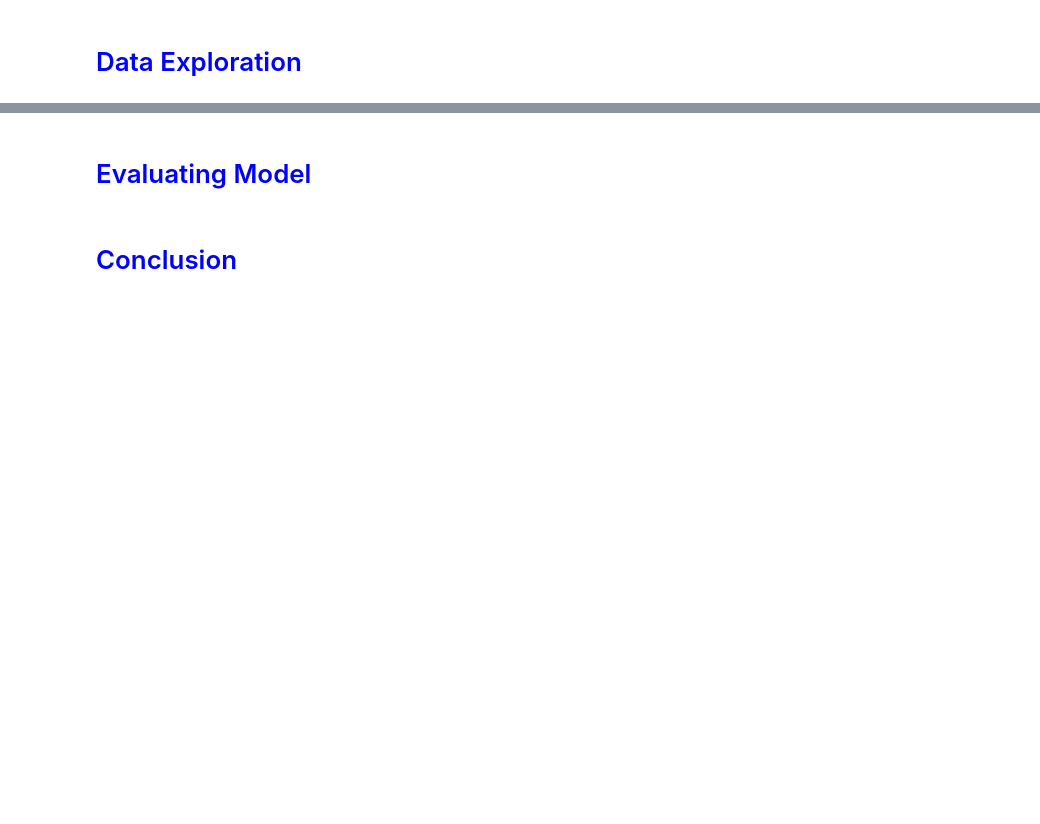
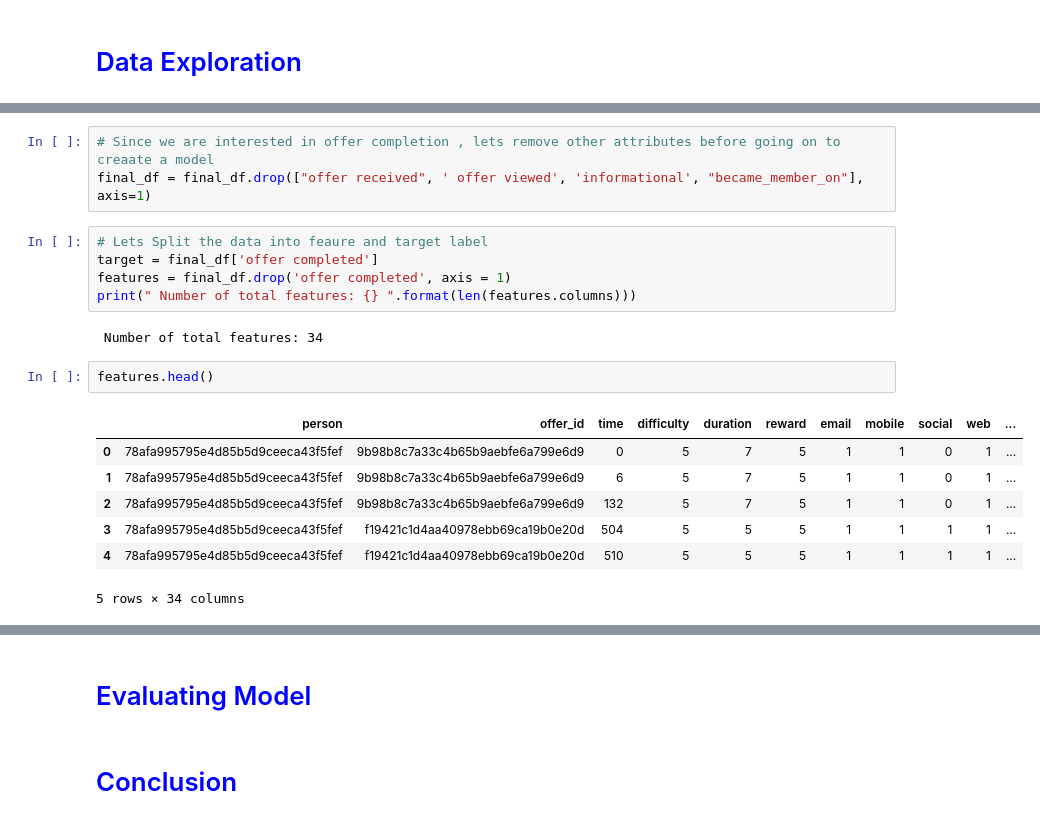
Before and after one commit to powerpratik/Starbucks-Capstone-Project, a Jupyter notebook: starbucks_capstone_notebook.ipynb, the cells around one changed output, grey strips where cells are left out. Drawn from its saved outputs; the diff is of its cells as text; blank space fills up the shorter version.

```diff
--- a/starbucks_capstone_notebook.ipynb
+++ b/starbucks_capstone_notebook.ipynb
@@ -506,0 +699,20 @@ cleaned_transcript[cleaned_transcript['offer completed']==1].shape
+# %%
+# Since we are interested in offer completion , lets remove other attributes before going on to creaate a model
+final_df = final_df.drop(["offer received", ' offer viewed', 'informational', "became_member_on"], axis=1)
+# %%
+# Lets Split the data into feaure and target label
+target = final_df['offer completed']
+features = final_df.drop('offer completed', axis = 1)
+print(" Number of total features: {} ".format(len(features.columns)))
+# %% [output]
+ Number of total features: 34
+# %%
+features.head()
+# %% [output]
+|  | person | offer_id | time | difficulty | duration | reward | email | mobile | social | web | ... |
+| 0 | 78afa995795e4d85b5d9ceeca43f5fef | 9b98b8c7a33c4b65b9aebfe6a799e6d9 | 0 | 5 | 7 | 5 | 1 | 1 | 0 | 1 | ... |
+| 1 | 78afa995795e4d85b5d9ceeca43f5fef | 9b98b8c7a33c4b65b9aebfe6a799e6d9 | 6 | 5 | 7 | 5 | 1 | 1 | 0 | 1 | ... |
+| 2 | 78afa995795e4d85b5d9ceeca43f5fef | 9b98b8c7a33c4b65b9aebfe6a799e6d9 | 132 | 5 | 7 | 5 | 1 | 1 | 0 | 1 | ... |
+| 3 | 78afa995795e4d85b5d9ceeca43f5fef | f19421c1d4aa40978ebb69ca19b0e20d | 504 | 5 | 5 | 5 | 1 | 1 | 1 | 1 | ... |
+| 4 | 78afa995795e4d85b5d9ceeca43f5fef | f19421c1d4aa40978ebb69ca19b0e20d | 510 | 5 | 5 | 5 | 1 | 1 | 1 | 1 | ... |
+5 rows × 34 columns
```
Also changed, not shown: parts of 26 cells of this notebook.
